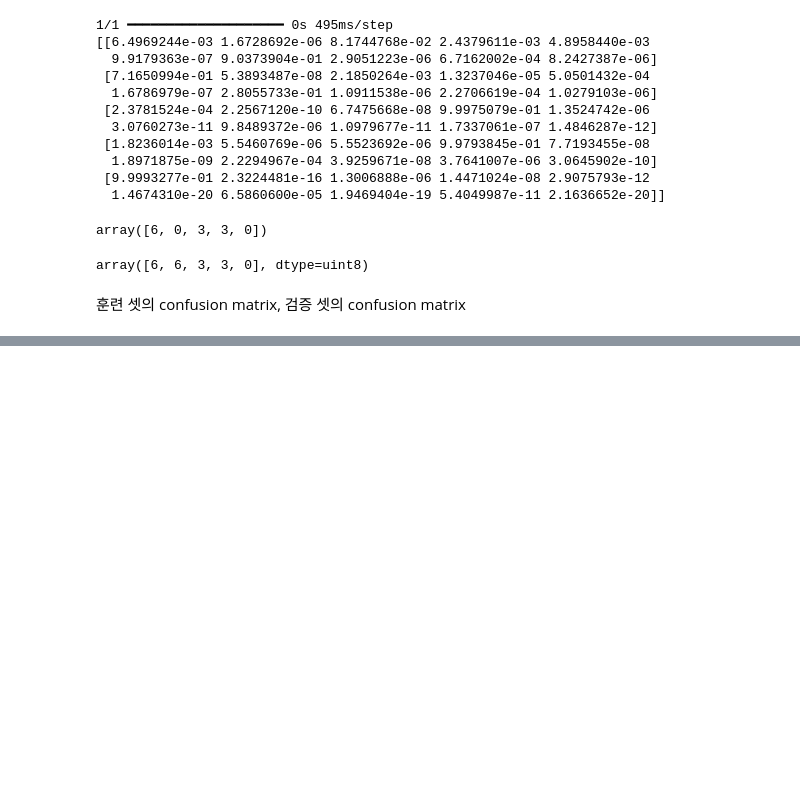
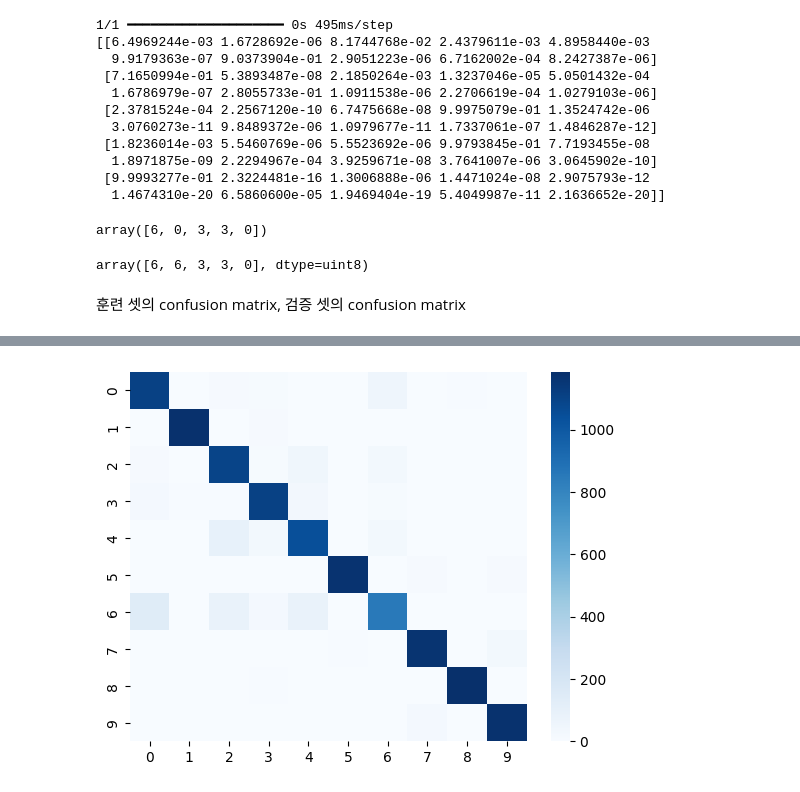
Before and after one commit to JakeOh/202505_BD50, a Jupyter notebook: lab_da/ml18_cnn.ipynb, the cells around one changed output, grey strips where cells are left out. Cells and saved outputs as stored; diff of their text form; code cells hidden in the pictures; blank space fills up the shorter version.

```diff
--- a/lab_da/ml18_cnn.ipynb
+++ b/lab_da/ml18_cnn.ipynb
@@ -547,0 +574,3 @@ array([6, 6, 3, 3, 0], dtype=uint8)
+# %%
+val_predicts = model.predict(x=x_val)  # 검증 셋에서의 예측 확률들
+val_pred_labels = val_predicts.argmax(axis=1)  # 검증 셋에서의 예측값들
@@ -547,0 +579,3 @@ array([6, 6, 3, 3, 0], dtype=uint8)
+# %%
+val_conf_mat = confusion_matrix(y_true=y_val, y_pred=val_pred_labels)
+print(val_conf_mat)
@@ -547,0 +593,5 @@ array([6, 6, 3, 3, 0], dtype=uint8)
+# %%
+sns.heatmap(data=val_conf_mat, cmap='Blues')
+plt.show()
+# %% [output]
+[figure, added]
```
Also changed, not shown: parts of 7 cells of this notebook.
